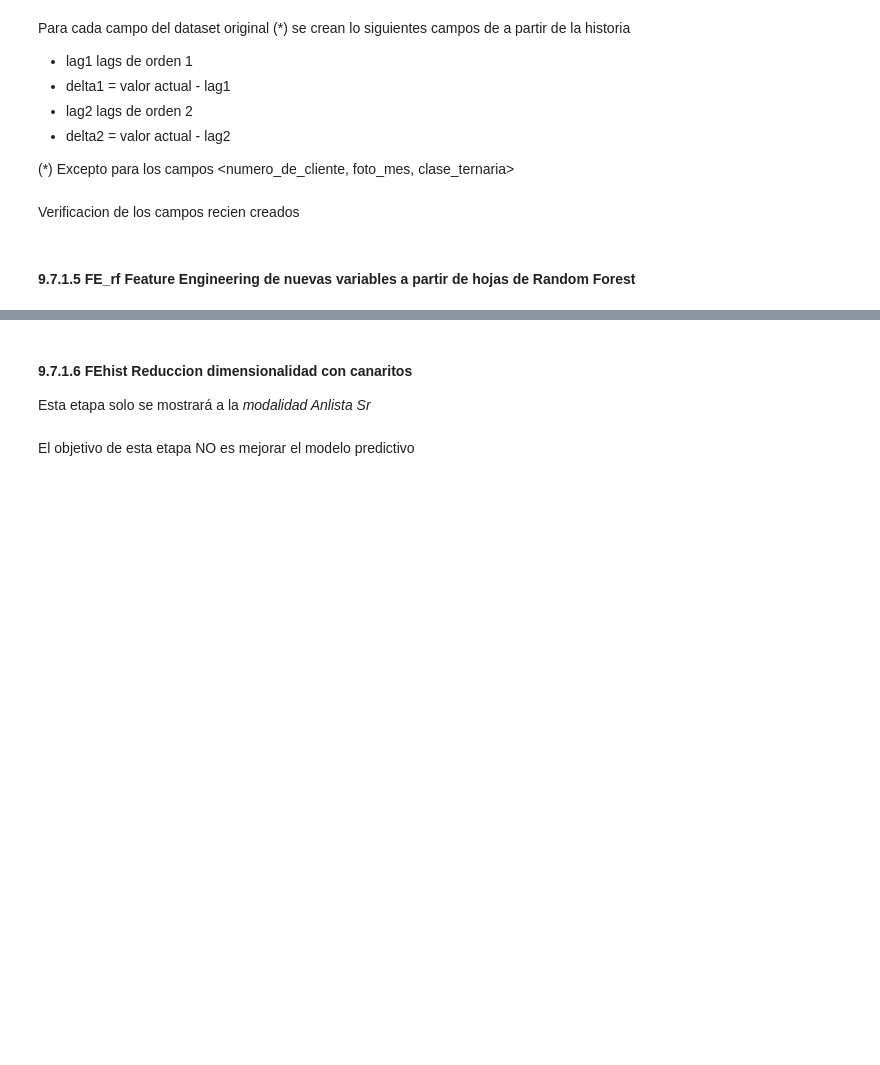
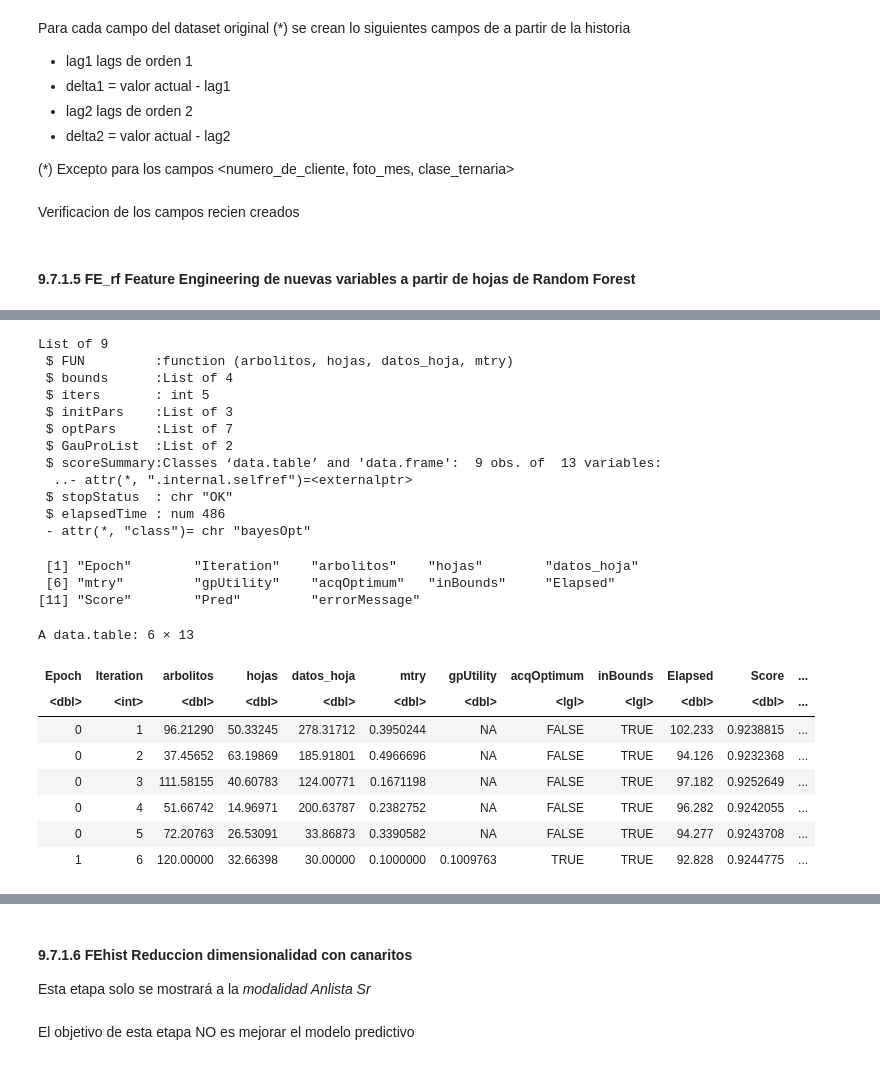
Before and after one commit to exequielherrera-git/labo2025ba, a Jupyter notebook: src/workflows/experimentos/z950_WorkFlow_01_senior_9502.ipynb, the cells around one changed output, grey strips where cells are left out. Drawn from its saved outputs; the diff is of its cells as text; code cells hidden in the pictures; blank space fills up the shorter version.

```diff
--- a/src/workflows/experimentos/z950_WorkFlow_01_senior_9502.ipynb
+++ b/src/workflows/experimentos/z950_WorkFlow_01_senior_9502.ipynb
@@ -1068,9 +1068,6 @@ PARAM$FE_rf$lgb_param <-list(
     num_leaves  = PARAM$FE_rf$hojas_por_arbol,
     min_data_in_leaf = PARAM$FE_rf$datos_por_hoja,
     feature_fraction_bynode  = PARAM$FE_rf$mtry_ratio,
-
-    # Para que use todos los cores disponibles
-    num_threads = parallel::detectCores(),
 
     # para que LightGBM emule Random Forest
     boosting = "rf",
@@ -1229,10 +1240,10 @@ Bayes_Feature_RF <- function(arbolitos, hojas, datos_hoja, mtry) {
 # ESPACIO DE BÚSQUEDA DE PARÁMETROS
 #--------------------------------------------------------
 bounds_RF <- list(
-  arbolitos  = c(20, 120),
-  hojas      = c(8, 64),
-  datos_hoja = c(30, 300),
-  mtry       = c(0.1, 0.5)
+  arbolitos  = c(20L, 120L),  # entero
+  hojas      = c(8L, 64L),    # entero
+  datos_hoja = c(30L, 300L),  # entero
+  mtry       = c(0.1, 0.5)    # continuo
 )
 # %%
 #--------------------------------------------------------
@@ -1241,29 +1252,13 @@ bounds_RF <- list(
 gc(verbose = FALSE)
 set.seed(PARAM$semilla_primigenia)
 
+# Ejecutar bayesOpt usando ese punto inicial
 opt_rf <- bayesOpt(
   FUN = Bayes_Feature_RF,
   bounds = bounds_RF,
-  initPoints = 6,
-  iters.n = 20,
+  initPoints = 5,        # solo 5 iteraciones iniciales
+  iters.n = 2,           # solo 4 iteraciones más (para probar)
   acq = "ei",
   verbose = 1,
   errorHandling = "continue"
 )
-
-#--------------------------------------------------------
-# RESULTADOS DE LA OPTIMIZACIÓN
-#--------------------------------------------------------
-best_params <- getBestPars(opt_rf)
-best_score  <- getBestScore(opt_rf)
-
-print(best_params)
-cat("AUC máximo alcanzado:", best_score, "\n")
-
-#--------------------------------------------------------
-# ACTUALIZO PARAM$FE_rf CON LOS MEJORES VALORES
-#--------------------------------------------------------
-PARAM$FE_rf$arbolitos       <- as.integer(best_params$arbolitos)
-PARAM$FE_rf$hojas_por_arbol <- as.integer(best_params$hojas)
-PARAM$FE_rf$datos_por_hoja  <- as.integer(best_params$datos_hoja)
-PARAM$FE_rf$mtry_ratio      <- best_params$mtry
@@ -1270,3 +1322,37 @@ PARAM$FE_rf$mtry_ratio      <- best_params$mtry
+# %%
+# Ver estructura general
+str(opt_rf, max.level = 1)
+
+# Ver nombres de las columnas del resumen de resultados
+names(opt_rf$scoreSummary)
+
+# Ver las primeras filas del resumen
+head(opt_rf$scoreSummary)
+# %% [output]
+List of 9
+ $ FUN         :function (arbolitos, hojas, datos_hoja, mtry)
+ $ bounds      :List of 4
+ $ iters       : int 5
+ $ initPars    :List of 3
+ $ optPars     :List of 7
+ $ GauProList  :List of 2
+ $ scoreSummary:Classes ‘data.table’ and 'data.frame':  9 obs. of  13 variables:
+  ..- attr(*, ".internal.selfref")=<externalptr>
+ $ stopStatus  : chr "OK"
+ $ elapsedTime : num 486
+ - attr(*, "class")= chr "bayesOpt"
+ [1] "Epoch"        "Iteration"    "arbolitos"    "hojas"        "datos_hoja"
+ [6] "mtry"         "gpUtility"    "acqOptimum"   "inBounds"     "Elapsed"
+[11] "Score"        "Pred"         "errorMessage"
+A data.table: 6 × 13
+| Epoch | Iteration | arbolitos | hojas | datos_hoja | mtry | gpUtility | acqOptimum | inBounds | Elapsed | Score | ... |
+| <dbl> | <int> | <dbl> | <dbl> | <dbl> | <dbl> | <dbl> | <lgl> | <lgl> | <dbl> | <dbl> | ... |
+| 0 | 1 | 96.21290 | 50.33245 | 278.31712 | 0.3950244 | NA | FALSE | TRUE | 102.233 | 0.9238815 | ... |
+| 0 | 2 | 37.45652 | 63.19869 | 185.91801 | 0.4966696 | NA | FALSE | TRUE | 94.126 | 0.9232368 | ... |
+| 0 | 3 | 111.58155 | 40.60783 | 124.00771 | 0.1671198 | NA | FALSE | TRUE | 97.182 | 0.9252649 | ... |
+| 0 | 4 | 51.66742 | 14.96971 | 200.63787 | 0.2382752 | NA | FALSE | TRUE | 96.282 | 0.9242055 | ... |
+| 0 | 5 | 72.20763 | 26.53091 | 33.86873 | 0.3390582 | NA | FALSE | TRUE | 94.277 | 0.9243708 | ... |
+| 1 | 6 | 120.00000 | 32.66398 | 30.00000 | 0.1000000 | 0.1009763 | TRUE | TRUE | 92.828 | 0.9244775 | ... |
 # %%
 # Feature Engineering agregando variables de Random Forest
 AgregaVarRandomForest()
```
Also changed, not shown: parts of 6 cells of this notebook.
